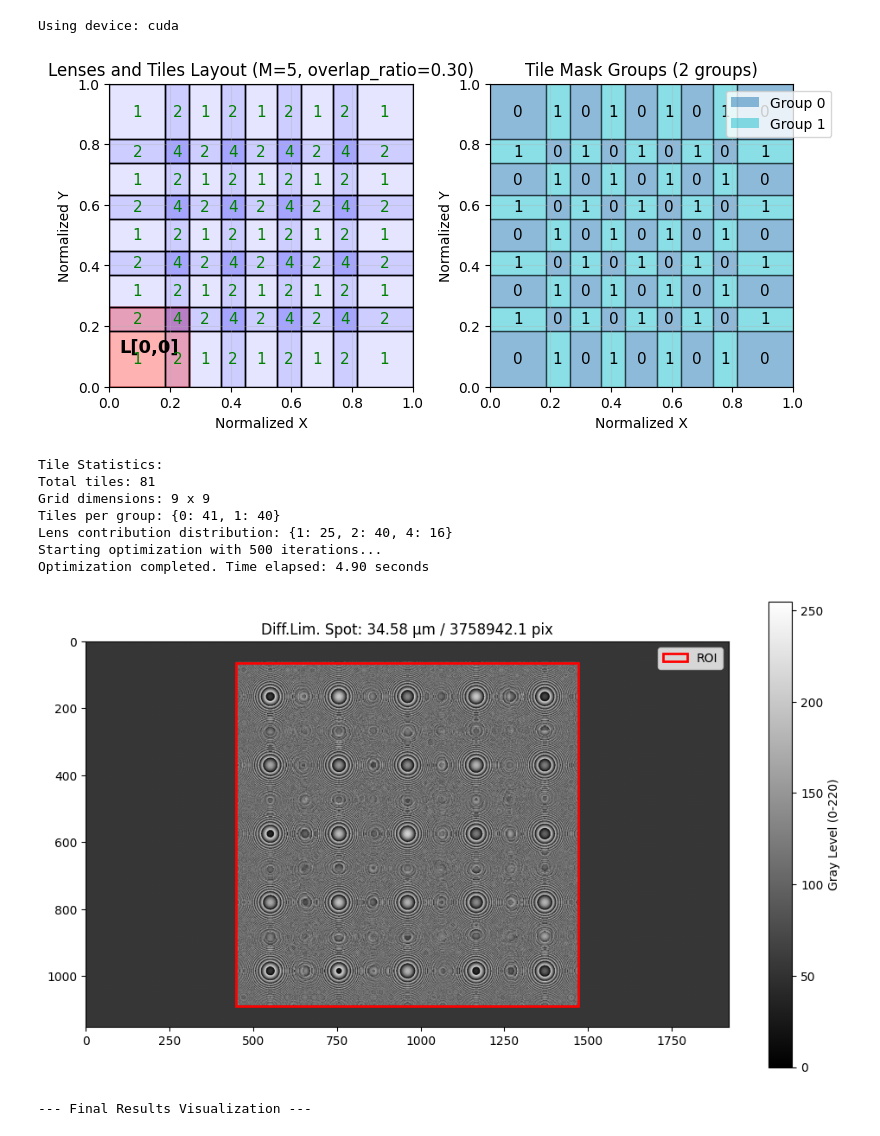
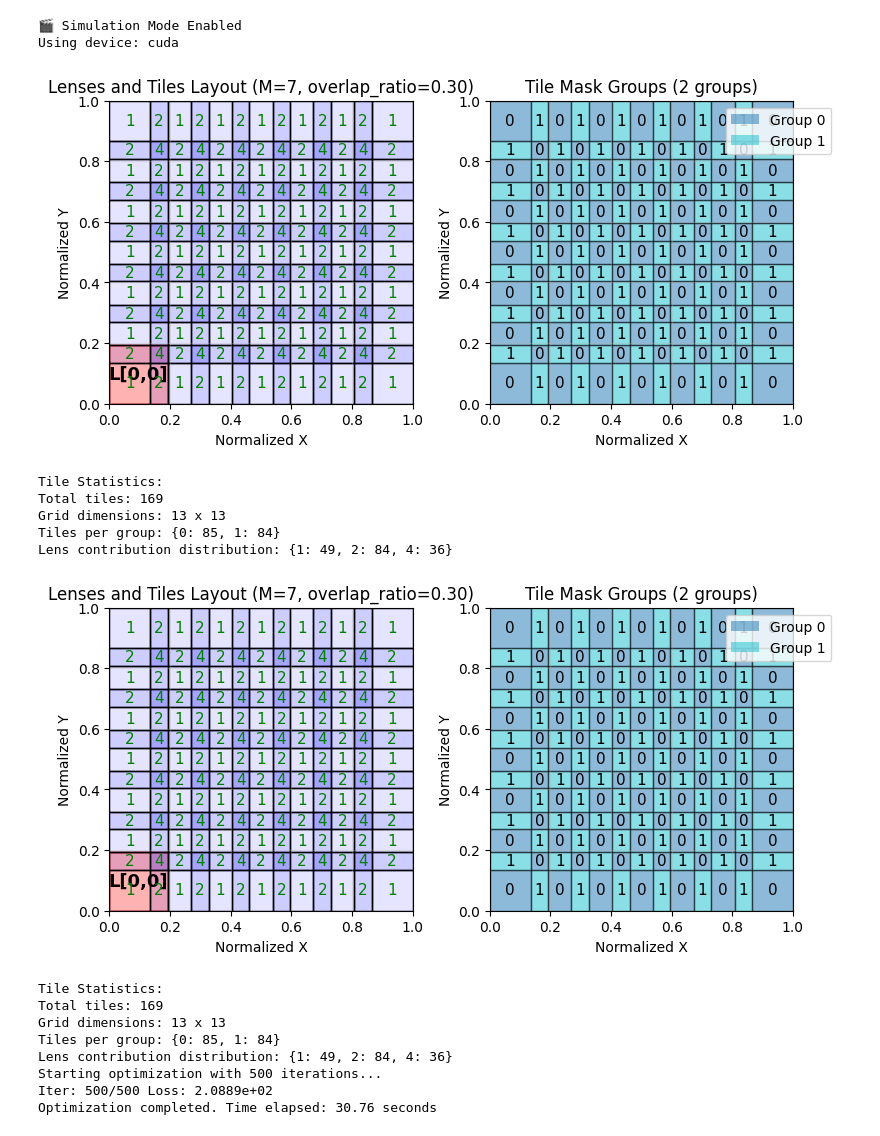
Before and after one commit to zangzh17/slm_project, a Jupyter notebook: test.ipynb, the cells around one changed output. Cells and saved outputs as stored; diff of their text form; code cells hidden in the pictures.

Commit message:
reorganize, add upsampling

```diff
--- a/test.ipynb
+++ b/test.ipynb
@@ -1,38 +1,46 @@
 # %%
 import config
 from optics_utils import process_parameters
-from phase_generators import generate_optimized_pattern, generate_fresnel_pattern
-from visualization import plot_final_results
+from phase_generators import PhaseGenerator
 from hardware import SLMManager
 
 slm_manager = SLMManager(sim_mode=True)
 
 # 默认参数字典 from config
 test_raw_params = {}
 test_raw_params.update(config.COMMON_DEFAULTS)
 test_raw_params.update(config.OPTIMIZED_DEFAULTS)
+test_raw_params.update(config.INTERNAL)
 
 # 添加测试需要的基本信息 (这些信息之前GUI提供)
-test_raw_params['shape'] = config.SLM_SHAPE
-test_raw_params['N'] = 1024 # 示例ROI尺寸
+test_raw_params['shape'] = slm_manager.shape
+test_raw_params['N'] = 980 # ROI尺寸
 
 # 调用参数处理函数
 final_params = process_parameters(test_raw_params)
 
-# Optimization
-phi, optimizer_obj, info = generate_optimized_pattern(final_params)
+# Optimization init
+Optimizer = PhaseGenerator(final_params)
 
-# 可视化
-plot_final_results(optimizer_obj, info)
+# Run Optimize
+Optimizer.generate(upsampling=2.0)
+
+# Optimizer.generate(mode='fresnel')
 # %% [output]
+🎬 Simulation Mode Enabled
 Using device: cuda
-[figure, old version]
+[figure, new version]
 Tile Statistics:
-Total tiles: 81
-Grid dimensions: 9 x 9
-Tiles per group: {0: 41, 1: 40}
-Lens contribution distribution: {1: 25, 2: 40, 4: 16}
-Starting optimization with 500 iterations...
-Optimization completed. Time elapsed: 4.90 seconds
+Total tiles: 169
+Grid dimensions: 13 x 13
+Tiles per group: {0: 85, 1: 84}
+Lens contribution distribution: {1: 49, 2: 84, 4: 36}
-[figure, old version]
+[figure, new version]
---- Final Results Visualization ---
+Tile Statistics:
+Total tiles: 169
+Grid dimensions: 13 x 13
+Tiles per group: {0: 85, 1: 84}
+Lens contribution distribution: {1: 49, 2: 84, 4: 36}
+Starting optimization with 500 iterations...
+Iter: 500/500 Loss: 2.0889e+02
+Optimization completed. Time elapsed: 30.76 seconds
```
Also changed, not shown: parts of 3 cells of this notebook, 5 other files.
